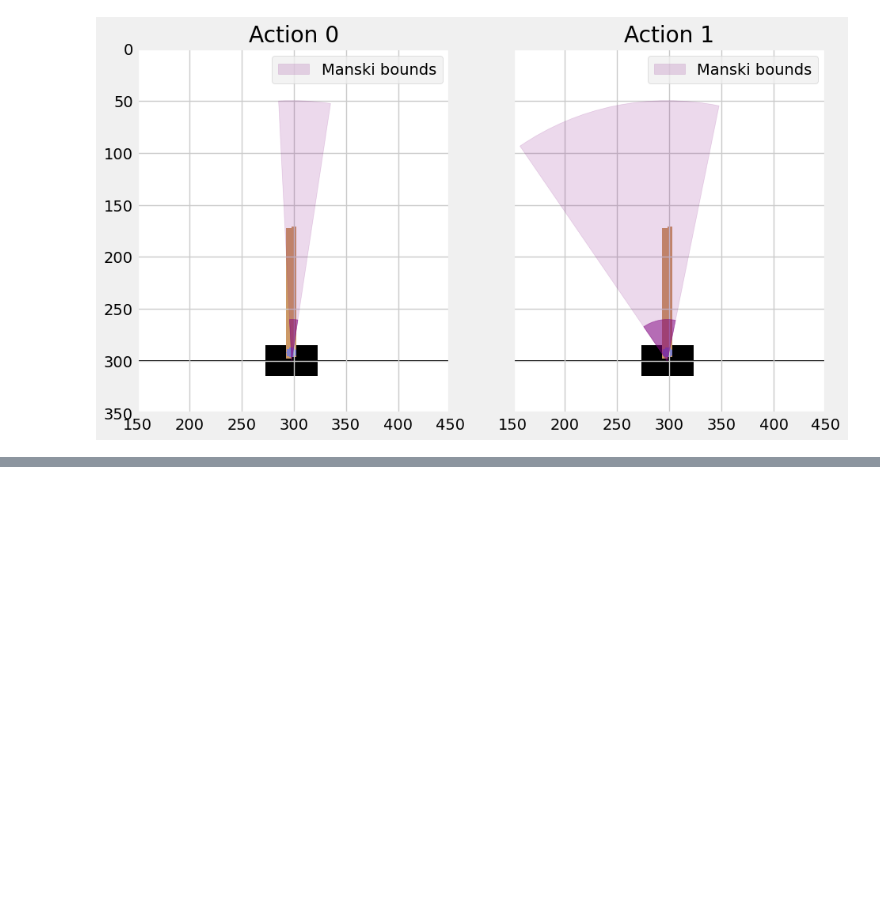
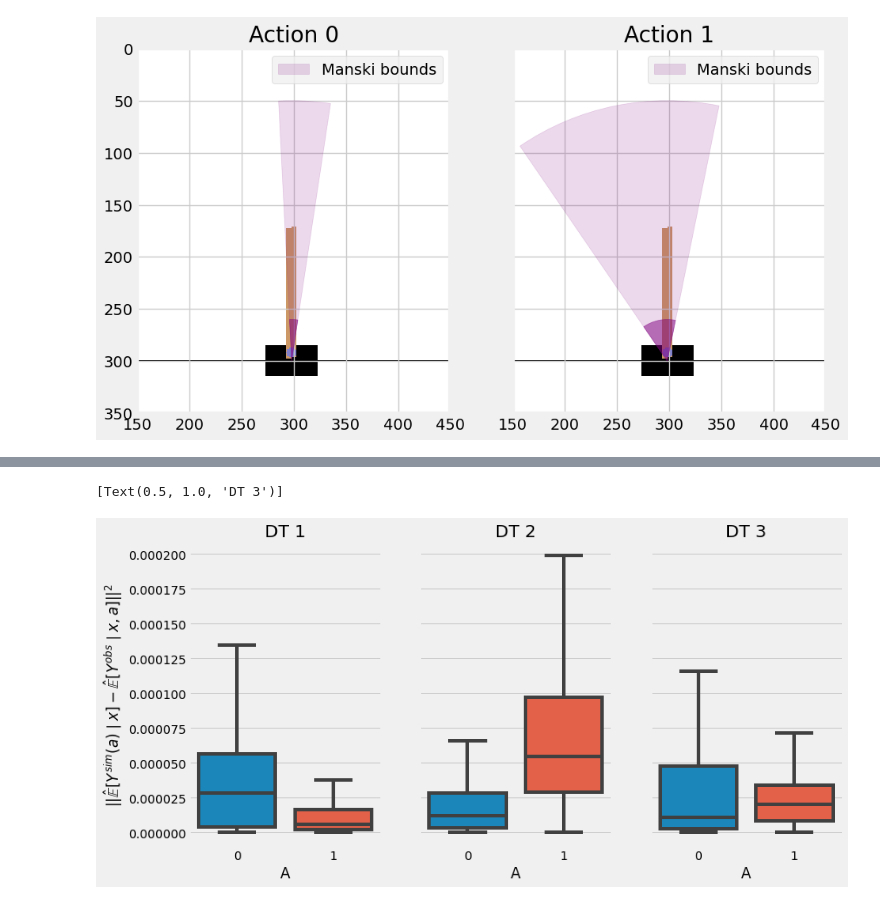
Before and after one commit to faaizT/CausalTwinAssessment, a Jupyter notebook: Cartpole Simulator.ipynb, the cells around one changed output, grey strips where cells are left out. Drawn from its saved outputs; the diff is of its cells as text; code cells hidden in the pictures; blank space fills up the shorter version.

```diff
--- a/Cartpole Simulator.ipynb
+++ b/Cartpole Simulator.ipynb
@@ -1055,0 +1164,16 @@ Text(0.5, 1.0, 'Action 1')
+# %%
+# -0.007
+fig, axs = plt.subplots(1, 3, figsize=(12,6), sharey=True)
+plt.style.use('fivethirtyeight')
+sns.boxplot(y='$||Y^{sim} - Y^{obs}||^2$ (DT-1)',x='A', data=results.astype({'A': 'str'}), ax=axs[0], showfliers=False)
+axs[0].set(ylabel='$||\hat{\mathbb{E}}[Y^{sim}(a) \mid x] - \hat{\mathbb{E}}[Y^{obs} \mid x, a]||^2$')
+axs[0].set(title='DT 1')
+sns.boxplot(y='$||Y^{sim} - Y^{obs}||^2$ (DT-2)',x='A', data=results.astype({'A': 'str'}), ax=axs[1], showfliers=False)
+axs[1].set(ylabel=None)
+axs[1].set(title='DT 2')
+sns.boxplot(y='$||Y^{sim} - Y^{obs}||^2$ (DT-3)',x='A', data=results.astype({'A': 'str'}), ax=axs[2], showfliers=False)
+axs[2].set(ylabel=None)
+axs[2].set(title='DT 3')
+# %% [output]
+[Text(0.5, 1.0, 'DT 3')]
+[figure, added]
```
Also changed, not shown: parts of 6 cells of this notebook.
